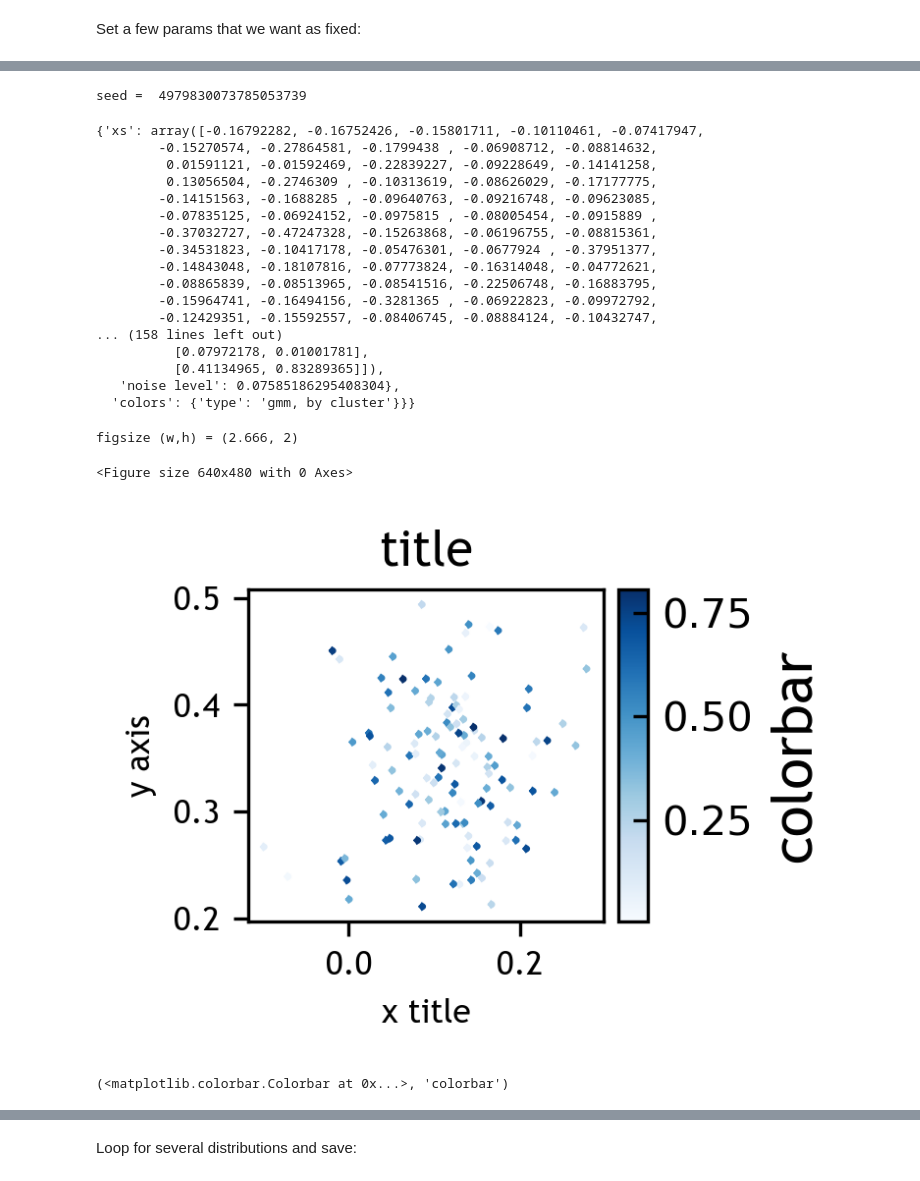
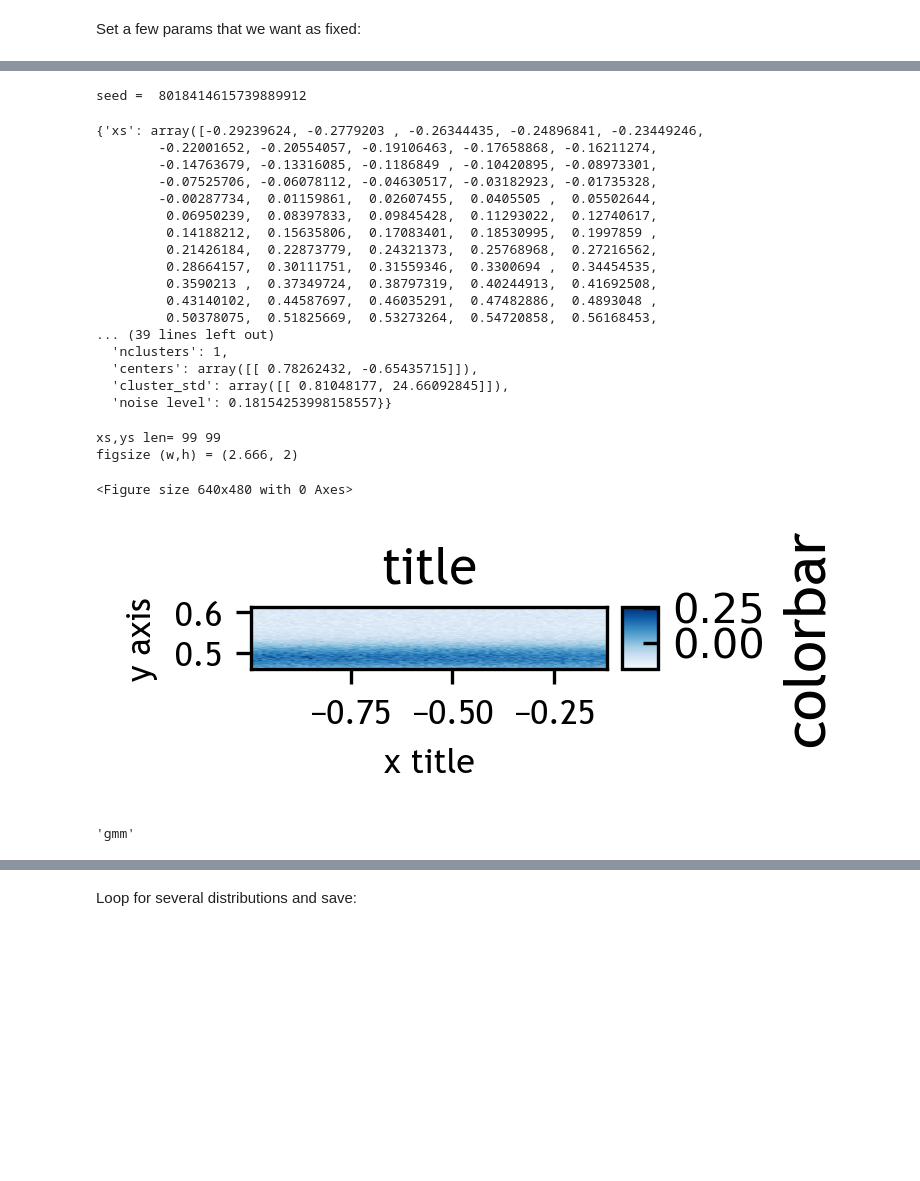
Before and after one commit to ReadingTimeMachine/LLM_VQA_JCDL2025, a Jupyter notebook: create_example_contours_jcdl2025.ipynb, the cells around one changed output, grey strips where cells are left out. Cells and saved outputs as stored; diff of their text form; code cells hidden in the pictures; blank space fills up the shorter version.

Commit message:
starting to contour

```diff
--- a/create_example_contours_jcdl2025.ipynb
+++ b/create_example_contours_jcdl2025.ipynb
@@ -273,19 +273,20 @@ ymin,ymax = -1,1
 # now specific for *this plot*
 plot_params_here = plot_params_out.copy()
 
-plot_params_here['scatter']['npoints'] = {'min':1, 'max':2}
+plot_params_here['contour']['npoints']['nx'] = {'min':10, 'max':500}
+plot_params_here['contour']['npoints']['ny'] = {'min':10, 'max':500}
 
 
-plot_params_here['scatter']['xmin'] = xmin
-plot_params_here['scatter']['xmax'] = xmax
-plot_params_here['scatter']['ymin'] = ymin
-plot_params_here['scatter']['ymax'] = ymax
+plot_params_here['contour']['xmin'] = xmin
+plot_params_here['contour']['xmax'] = xmax
+plot_params_here['contour']['ymin'] = ymin
+plot_params_here['contour']['ymax'] = ymax
 # also for plotting colors
-plot_params_here['scatter']['colors'] = {'min':-1, 'max':1}
+plot_params_here['contour']['colors'] = {'min':-1, 'max':1}
 
-plot_params_here['scatter']['distribution']['gmm']['nclusters'] = {'min': 1, 'max': 1}
-plot_params_here['scatter']['distribution']['gmm']['nsamples'] = {'min': 10000, 'max': 10000}
-plot_params_here['scatter']['distribution']['gmm']['upsample factor log'] = {'min':1,'max':2}
+plot_params_here['contour']['distribution']['gmm']['nclusters'] = {'min': 1, 'max': 1}
+plot_params_here['contour']['distribution']['gmm']['nsamples'] = {'min': 10000, 'max': 10000}
+plot_params_here['contour']['distribution']['gmm']['upsample factor log'] = {'min':0.0,'max':0.5}
 
 
 dist_params = plot_params_here[plot_type]['distribution']
@@ -314,8 +313,6 @@ reload(utils.data_utils)
 from utils.data_utils import get_data
 import utils.plot_classes_utils
 reload(utils.plot_classes_utils)
-
-prob_same_x = 1.0
 
 seed = np.random.randint(maxint)
 print('seed = ', seed)
@@ -327,24 +324,24 @@ data_for_plot = get_data(plot_params_here[plot_type],
                         rng=rng, verbose=True)
 data_for_plot
 # %% [output]
-seed =  4979830073785053739
+seed =  8018414615739889912
-{'xs': array([-0.16792282, -0.16752426, -0.15801711, -0.10110461, -0.07417947,
-        -0.15270574, -0.27864581, -0.1799438 , -0.06908712, -0.08814632,
-         0.01591121, -0.01592469, -0.22839227, -0.09228649, -0.14141258,
-         0.13056504, -0.2746309 , -0.10313619, -0.08626029, -0.17177775,
-        -0.14151563, -0.1688285 , -0.09640763, -0.09216748, -0.09623085,
-        -0.07835125, -0.06924152, -0.0975815 , -0.08005454, -0.0915889 ,
-        -0.37032727, -0.47247328, -0.15263868, -0.06196755, -0.08815361,
-        -0.34531823, -0.10417178, -0.05476301, -0.0677924 , -0.37951377,
-        -0.14843048, -0.18107816, -0.07773824, -0.16314048, -0.04772621,
-        -0.08865839, -0.08513965, -0.08541516, -0.22506748, -0.16883795,
-        -0.15964741, -0.16494156, -0.3281365 , -0.06922823, -0.09972792,
-        -0.12429351, -0.15592557, -0.08406745, -0.08884124, -0.10432747,
-... (158 lines left out)
-          [0.07972178, 0.01001781],
-          [0.41134965, 0.83289365]]),
-   'noise level': 0.07585186295408304},
-  'colors': {'type': 'gmm, by cluster'}}}
+{'xs': array([-0.29239624, -0.2779203 , -0.26344435, -0.24896841, -0.23449246,
+        -0.22001652, -0.20554057, -0.19106463, -0.17658868, -0.16211274,
+        -0.14763679, -0.13316085, -0.1186849 , -0.10420895, -0.08973301,
+        -0.07525706, -0.06078112, -0.04630517, -0.03182923, -0.01735328,
+        -0.00287734,  0.01159861,  0.02607455,  0.0405505 ,  0.05502644,
+         0.06950239,  0.08397833,  0.09845428,  0.11293022,  0.12740617,
+         0.14188212,  0.15635806,  0.17083401,  0.18530995,  0.1997859 ,
+         0.21426184,  0.22873779,  0.24321373,  0.25768968,  0.27216562,
+         0.28664157,  0.30111751,  0.31559346,  0.3300694 ,  0.34454535,
+         0.3590213 ,  0.37349724,  0.38797319,  0.40244913,  0.41692508,
+         0.43140102,  0.44587697,  0.46035291,  0.47482886,  0.4893048 ,
+         0.50378075,  0.51825669,  0.53273264,  0.54720858,  0.56168453,
+... (39 lines left out)
+  'nclusters': 1,
+  'centers': array([[ 0.78262432, -0.65435715]]),
+  'cluster_std': array([[ 0.81048177, 24.66092845]]),
+  'noise level': 0.18154253998158557}}
 # %%
 import utils.plot_utils
 reload(utils.plot_utils)
@@ -356,38 +353,46 @@ import utils.plot_classes_utils
 reload(utils.plot_classes_utils)
 from utils.plot_classes_utils import Scatter
 from utils.plot_utils import make_plot, make_base_plot, make_colorbar
 
 colorbar_side = 'right'
 aspect_fig = 1.333
 colorbar_size = 0.1 # %
 colorbar_pad = 0.05
+nx = 100
+ny = 100
 
+data_for_plot = get_data(plot_params_here[plot_type],
+                plot_type=plot_type,
+                        distribution=distribution_type,
+                        rng=rng, verbose=True, nx=nx, ny=ny)
+print('xs,ys len=', len(data_for_plot['xs']), len(data_for_plot['ys']))
 
 fig, axes, plot_inds = make_base_plot(plot_style, color_map, dpi, nrows, ncols, aspect_fig,
                    base=2, verbose=True, tight_layout = tight_layout)
 
 data_from_plot, ax = make_plot(plot_params_here[plot_type], data_for_plot,
                         axes[0], plot_type=plot_type,
                         rng=rng, colorbar_side=colorbar_side,
                         colorbar_size=colorbar_size, colorbar_pad = colorbar_pad)
 
 title, xlabel, ylabel = add_titles_and_labels(axes[0], 'x title', 'y axis', 'title',
                                               title_params, csfont, title_fontsize,
                           xlabel_params, ylabel_params, xlabel_fontsize, ylabel_fontsize,
                           inlines, xlabel_ticks_fontsize, ylabel_ticks_fontsize,
                           rng=rng)
 cbar, colorbar_words = make_colorbar(data_from_plot, plot_type, fig,
                   'colorbar', inlines, colorbar_params,
                   title_params, colorbar_fontsize, csfont)
 #= make_colorbar(data_from_plot, plot_type, fig)
 # %% [output]
+xs,ys len= 99 99
 figsize (w,h) = (2.666, 2)
 <Figure size 640x480 with 0 Axes>
-[figure, old version]
+[figure, new version]
 # %%
-cbar, colorbar_words
+distribution_type
 # %% [output]
-(<matplotlib.colorbar.Colorbar at 0x...>, 'colorbar')
+'gmm'
 # %%
 data_from_plot
 # %% [output]
```
Also changed, not shown: parts of 5 cells of this notebook, 55 other files.
